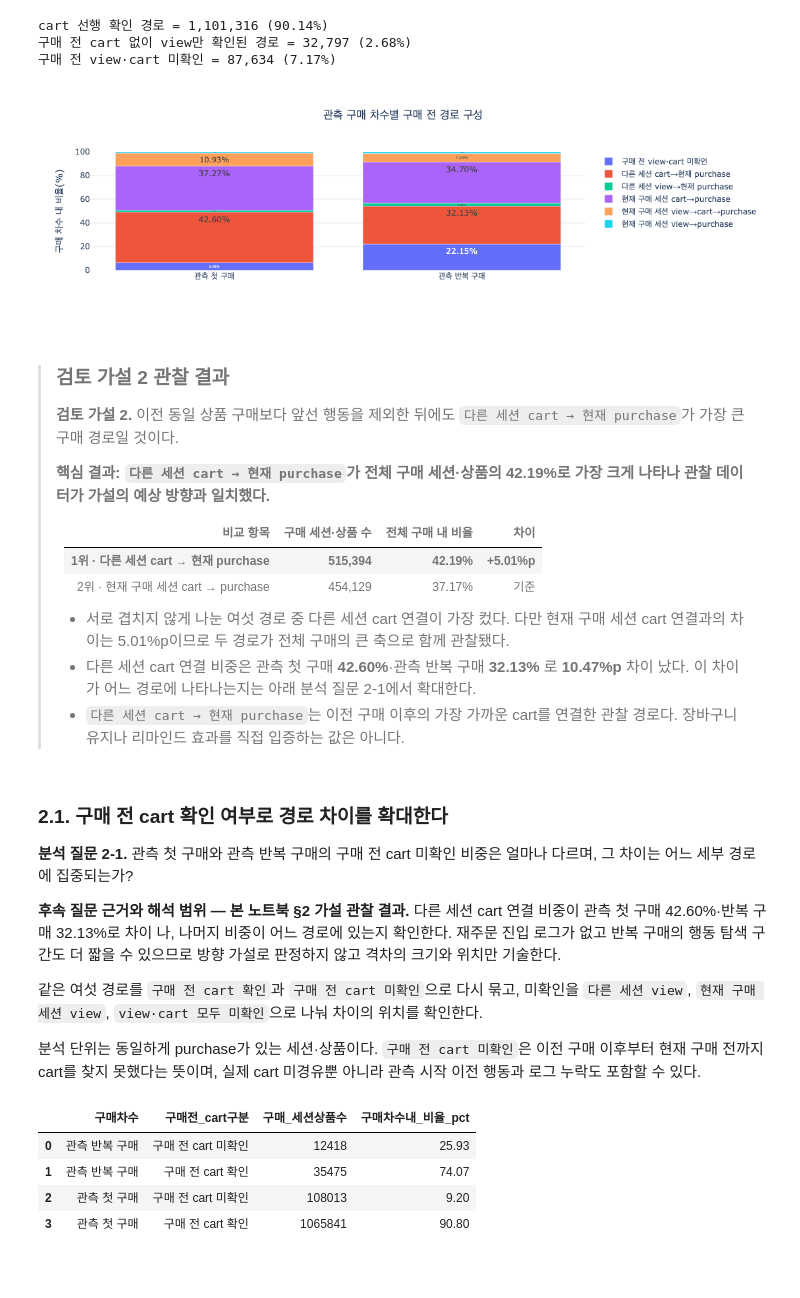
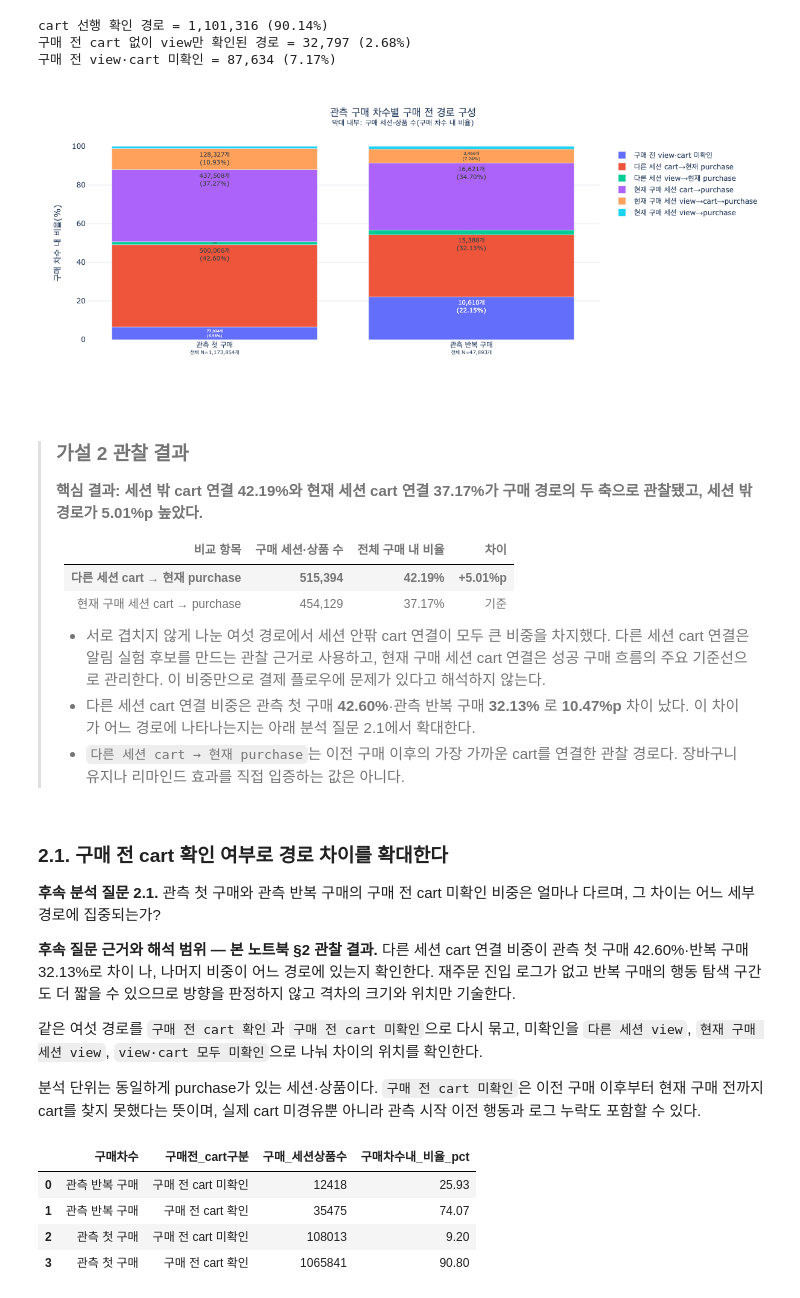
Before and after one commit to kth530/ecommerce_funnel_analysis, a Jupyter notebook: notebooks/06_purchase_journey_analysis.ipynb, the cells around one changed output. Drawn from its saved outputs; the diff is of its cells as text; code cells hidden in the pictures; blank space fills up the shorter version.

```diff
--- a/notebooks/06_purchase_journey_analysis.ipynb
+++ b/notebooks/06_purchase_journey_analysis.ipynb
@@ -528,54 +567,72 @@ cart 선행 확인 경로 = 1,101,316 (90.14%)
 구매 전 cart 없이 view만 확인된 경로 = 32,797 (2.68%)
 구매 전 view·cart 미확인 = 87,634 (7.17%)
 # %%
+path_chart_data = path_overall.copy()
+path_chart_data['표시라벨'] = path_chart_data.apply(
+    lambda row: f"{int(row['구매_세션상품수']):,}개<br>({row['구매차수내_비율_pct']:.2f}%)", axis=1
+)
+path_order_totals = path_chart_data.groupby('구매차수')['구매_세션상품수'].sum()
+
 fig = px.bar(
-    path_overall,
+    path_chart_data,
     x='구매차수',
     y='구매차수내_비율_pct',
     color='구매경로',
-    text_auto='.2f',
+    text='표시라벨',
     custom_data=['구매_세션상품수'],
     category_orders={'구매차수': ['관측 첫 구매', '관측 반복 구매']},
-    title='관측 구매 차수별 구매 전 경로 구성',
+    title=(
+        '관측 구매 차수별 구매 전 경로 구성<br>'
+        '<sup>막대 내부: 구매 세션·상품 수(구매 차수 내 비율)</sup>'
+    ),
 )
 fig.update_traces(
-    texttemplate='%{y:.2f}%',
-    textposition='inside',
+    texttemplate='%{text}',
+    textposition='auto',
+    textfont_size=10,
     hovertemplate='%{x} · %{fullData.name}<br>%{y:.2f}%<br>%{customdata[0]:,.0f}개<extra></extra>',
 )
 fig.update_layout(
     title_x=0.5,
     yaxis_title='구매 차수 내 비율(%)',
     xaxis_title='',
     yaxis_range=[0, 100],
     plot_bgcolor='white',
     legend_title_text='',
+    height=520,
+    margin=dict(t=100, b=100),
+)
+fig.update_xaxes(
+    tickmode='array',
+    tickvals=['관측 첫 구매', '관측 반복 구매'],
+    ticktext=[
+        f'{label}<br><sup>전체 N={int(path_order_totals[label]):,}개</sup>'
+        for label in ['관측 첫 구매', '관측 반복 구매']
+    ],
 )
 fig.update_yaxes(gridcolor='#E5E7EB')
 fig.show()
 # %% [output]
-[figure, old version]
+[figure, new version]
 # %% [markdown]
-> ### 검토 가설 2 관찰 결과
+> ### 가설 2 관찰 결과
 >
-> **검토 가설 2.** 이전 동일 상품 구매보다 앞선 행동을 제외한 뒤에도 `다른 세션 cart → 현재 purchase`가 가장 큰 구매 경로일 것이다.
->
-> **핵심 결과: `다른 세션 cart → 현재 purchase`가 전체 구매 세션·상품의 42.19%로 가장 크게 나타나 관찰 데이터가 가설의 예상 방향과 일치했다.**
+> **핵심 결과: 세션 밖 cart 연결 42.19%와 현재 세션 cart 연결 37.17%가 구매 경로의 두 축으로 관찰됐고, 세션 밖 경로가 5.01%p 높았다.**
 >
 > | 비교 항목 | 구매 세션·상품 수 | 전체 구매 내 비율 | 차이 |
 > |---|---:|---:|---:|
-> | **1위 · 다른 세션 cart → 현재 purchase** | **515,394** | **42.19%** | **+5.01%p** |
-> | 2위 · 현재 구매 세션 cart → purchase | 454,129 | 37.17% | 기준 |
+> | **다른 세션 cart → 현재 purchase** | **515,394** | **42.19%** | **+5.01%p** |
+> | 현재 구매 세션 cart → purchase | 454,129 | 37.17% | 기준 |
 >
-> - 서로 겹치지 않게 나눈 여섯 경로 중 다른 세션 cart 연결이 가장 컸다. 다만 현재 구매 세션 cart 연결과의 차이는 5.01%p이므로 두 경로가 전체 구매의 큰 축으로 함께 관찰됐다.
-> - 다른 세션 cart 연결 비중은 관측 첫 구매 **42.60%**·관측 반복 구매 **32.13%** 로 **10.47%p** 차이 났다. 이 차이가 어느 경로에 나타나는지는 아래 분석 질문 2-1에서 확대한다.
+> - 서로 겹치지 않게 나눈 여섯 경로에서 세션 안팎 cart 연결이 모두 큰 비중을 차지했다. 다른 세션 cart 연결은 알림 실험 후보를 만드는 관찰 근거로 사용하고, 현재 구매 세션 cart 연결은 성공 구매 흐름의 주요 기준선으로 관리한다. 이 비중만으로 결제 플로우에 문제가 있다고 해석하지 않는다.
+> - 다른 세션 cart 연결 비중은 관측 첫 구매 **42.60%**·관측 반복 구매 **32.13%** 로 **10.47%p** 차이 났다. 이 차이가 어느 경로에 나타나는지는 아래 분석 질문 2.1에서 확대한다.
 > - `다른 세션 cart → 현재 purchase`는 이전 구매 이후의 가장 가까운 cart를 연결한 관찰 경로다. 장바구니 유지나 리마인드 효과를 직접 입증하는 값은 아니다.
 # %% [markdown]
 ### 2.1. 구매 전 cart 확인 여부로 경로 차이를 확대한다
 
-**분석 질문 2-1.** 관측 첫 구매와 관측 반복 구매의 구매 전 cart 미확인 비중은 얼마나 다르며, 그 차이는 어느 세부 경로에 집중되는가?
+**후속 분석 질문 2.1.** 관측 첫 구매와 관측 반복 구매의 구매 전 cart 미확인 비중은 얼마나 다르며, 그 차이는 어느 세부 경로에 집중되는가?
 
-**후속 질문 근거와 해석 범위 — 본 노트북 §2 가설 관찰 결과.** 다른 세션 cart 연결 비중이 관측 첫 구매 42.60%·반복 구매 32.13%로 차이 나, 나머지 비중이 어느 경로에 있는지 확인한다. 재주문 진입 로그가 없고 반복 구매의 행동 탐색 구간도 더 짧을 수 있으므로 방향 가설로 판정하지 않고 격차의 크기와 위치만 기술한다.
+**후속 질문 근거와 해석 범위 — 본 노트북 §2 관찰 결과.** 다른 세션 cart 연결 비중이 관측 첫 구매 42.60%·반복 구매 32.13%로 차이 나, 나머지 비중이 어느 경로에 있는지 확인한다. 재주문 진입 로그가 없고 반복 구매의 행동 탐색 구간도 더 짧을 수 있으므로 방향을 판정하지 않고 격차의 크기와 위치만 기술한다.
 
 같은 여섯 경로를 `구매 전 cart 확인`과 `구매 전 cart 미확인`으로 다시 묶고, 미확인을 `다른 세션 view`, `현재 구매 세션 view`, `view·cart 모두 미확인`으로 나눠 차이의 위치를 확인한다.
 
```
Also changed, not shown: parts of 34 cells of this notebook, 10 other files.
